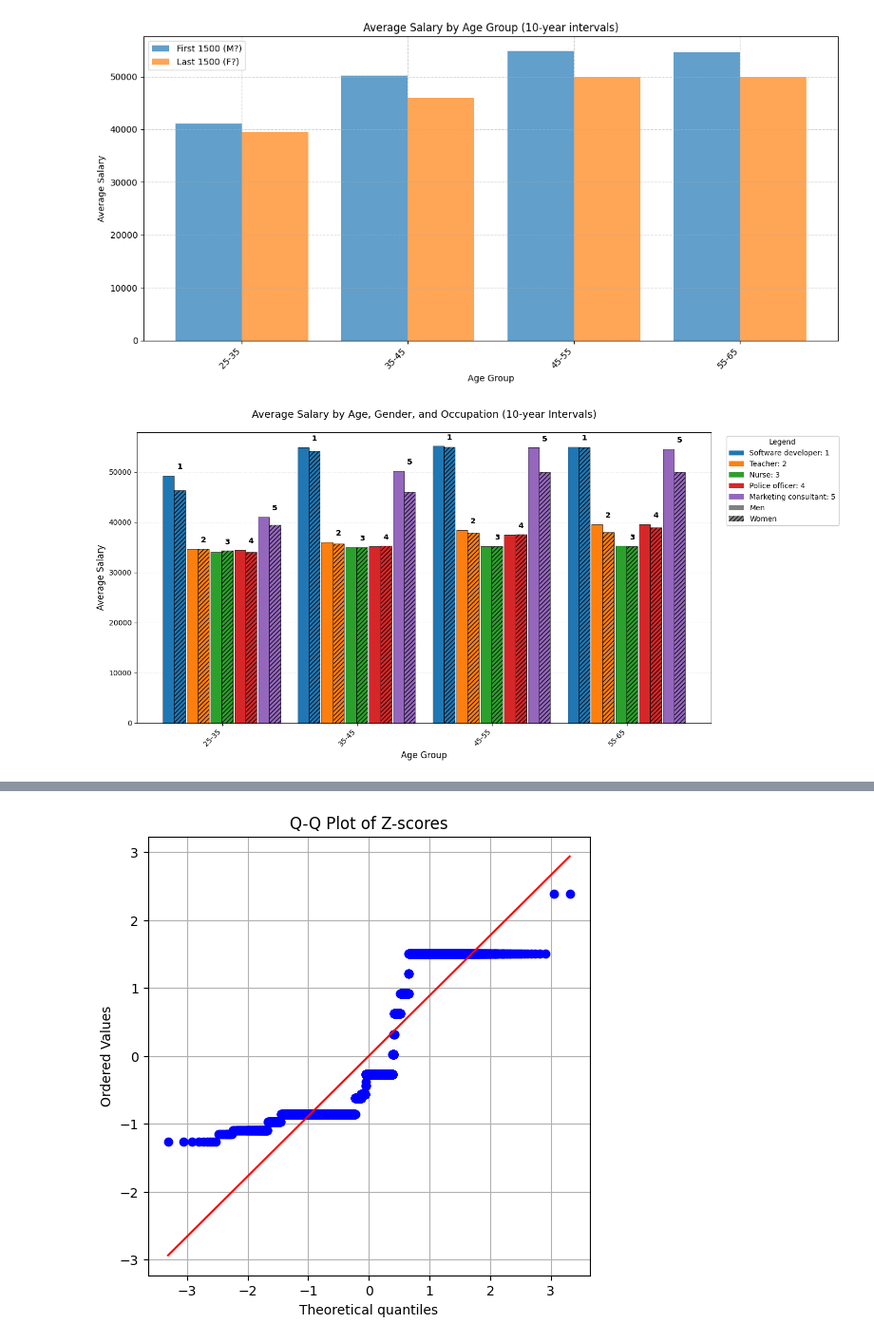
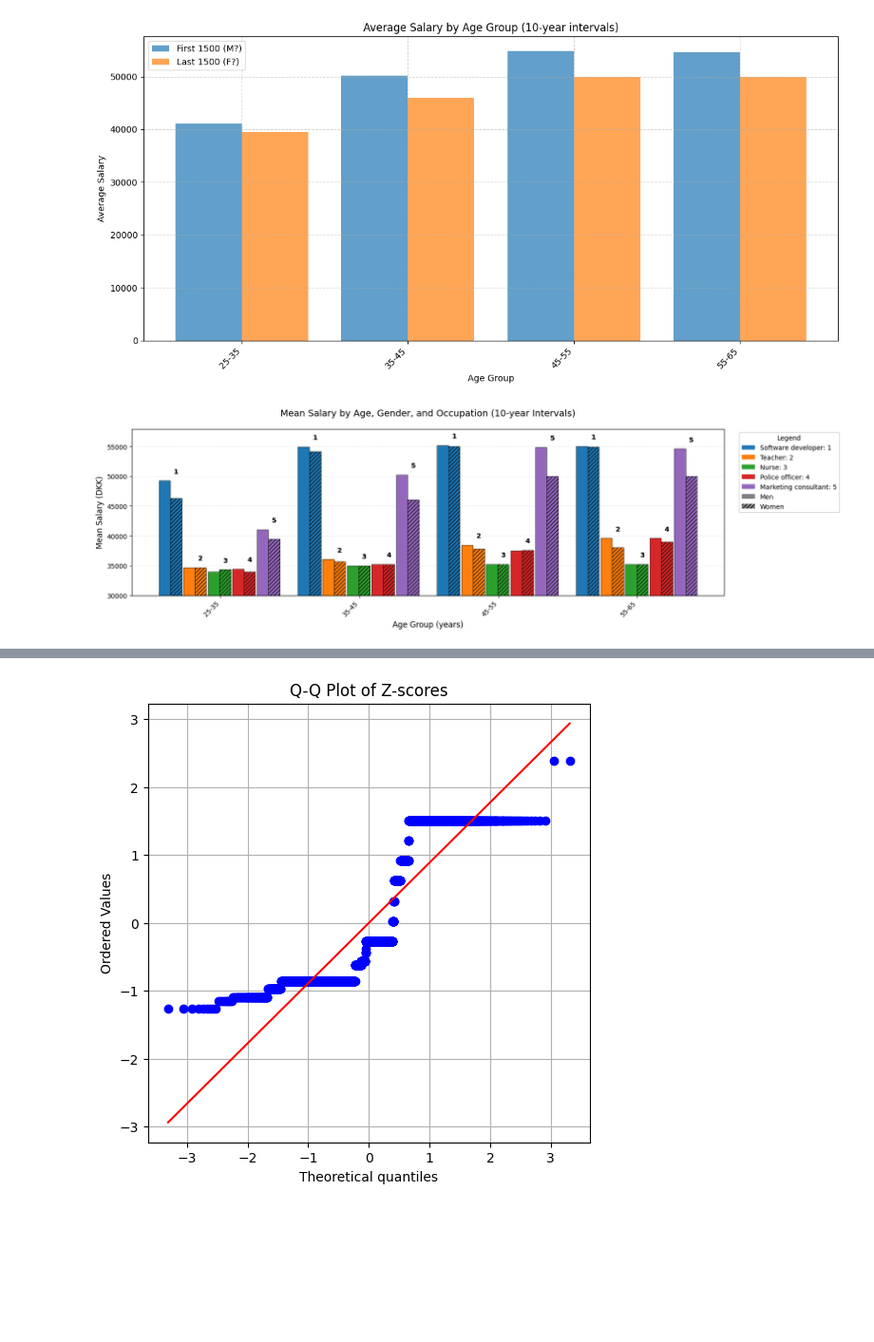
Before and after one commit to MagnusLauO/Project-in-Stat.-Eval.-02445, a Jupyter notebook: Pilot run/statistics.ipynb, the cells around one changed output, grey strips where cells are left out. Shown at 95% size. Saved outputs shown, nothing was run; the diff lists cells and outputs as text; code cells hidden in the pictures; blank space fills up the shorter version.

```diff
--- a/Pilot run/statistics.ipynb
+++ b/Pilot run/statistics.ipynb
@@ -446,7 +434,7 @@ grouped = df.groupby(['age_bin', 'gender', 'occupation'], observed=True)['middle
 occupation_colors = plt.cm.tab10.colors[:5]
 
 # Plotting
-fig, ax = plt.subplots(figsize=(14, 7))
+fig, ax = plt.subplots(figsize=(16, 5))
 bar_width = 0.35  # Width for each gender bar
 gap_width = 0.05   # Small gap between occupation groups
 group_width = (bar_width * 2) + gap_width  # Width for each occupation group (M+F bars)
@@ -494,34 +482,36 @@ for j, occupation in enumerate(range(1, 6)):
                 fontsize=10
             )
 
 
 # Customize plot
-ax.set_xlabel('Age Group', fontsize=12)
-ax.set_ylabel('Average Salary', fontsize=12)
-ax.set_title('Average Salary by Age, Gender, and Occupation (10-year Intervals)', fontsize=14, pad=20)
+ax.set_xlabel('Age Group (years)', fontsize=12)
+ax.set_ylabel('Mean Salary (DKK)', fontsize=12)
+ax.set_title('Mean Salary by Age, Gender, and Occupation (10-year Intervals)', fontsize=14, pad=20)
 
 # Set x-ticks at the center of each age group
 tick_positions = x + ((group_width * len(['M', 'F'])) * 5 / 2) / 2 - (bar_width / 2)
 ax.set_xticks(tick_positions)
 ax.set_xticklabels(bin_labels, rotation=45, ha='right')
 
 # Add grid lines
 ax.yaxis.grid(True, linestyle=':', linewidth=0.5, alpha=0.7)
 ax.set_axisbelow(True)
+
+ax.set_ylim(30000, )
 
 # Create legend
 occupations = ['Software developer', 'Teacher', 'Nurse', 'Police officer', 'Marketing consultant']
 legend_elements = [
     *[Patch(facecolor=occupation_colors[i], label=f'{occupations[i]}: {i+1}') for i in range(5)],
     Patch(facecolor='gray', hatch='', label='Men'),
     Patch(facecolor='gray', hatch='////', label='Women')
 ]
 ax.legend(handles=legend_elements, bbox_to_anchor=(1.02, 1), loc='upper left',
           title='Legend', framealpha=1)
 
 # Adjust layout
 plt.tight_layout()
 plt.subplots_adjust(right=0.85)  # Make space for legend
 plt.show()
 # %% [output]
-[figure, old version]
+[figure, new version]
```
Also changed, not shown: parts of 2 cells of this notebook.
